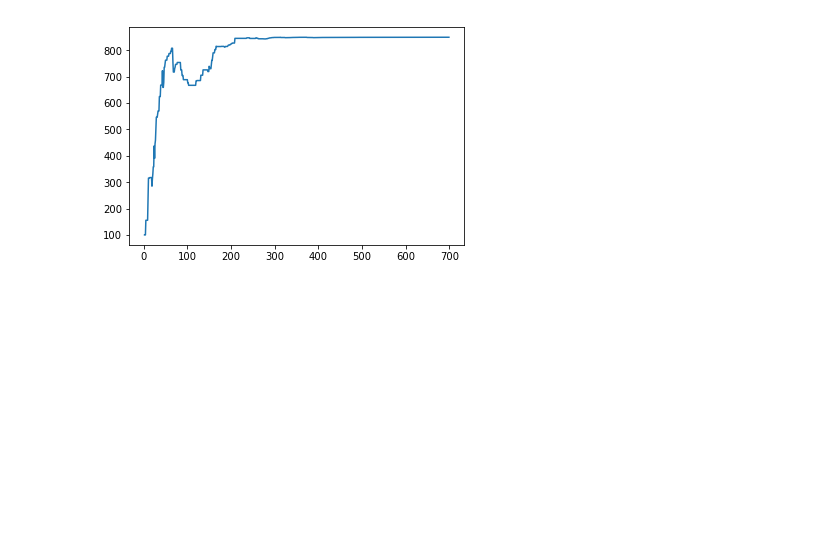
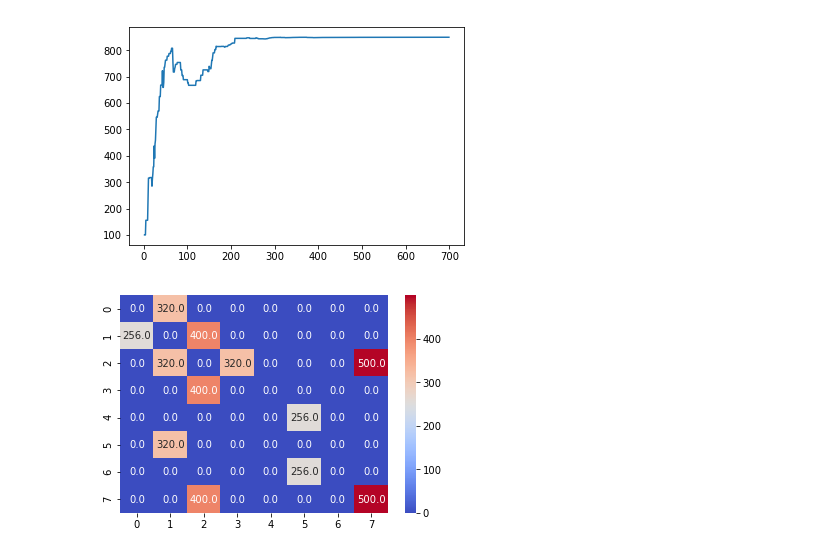
Before and after one commit to ciortanmadalina/reinforcement-learning-ai-course, a Jupyter notebook: beehive-tutorial.ipynb, the cells around one changed output. Saved outputs shown, nothing was run; the diff lists cells and outputs as text; code cells hidden in the pictures; blank space fills up the shorter version.

```diff
--- a/tutorial.ipynb
+++ b/beehive-tutorial.ipynb
@@ -417,3 +427,7 @@ Score: 849.594109131
 max_value 319.990164256
 Score: 849.594109131
 [figure]
+# %%
+sns.heatmap(Q,  cmap='coolwarm', annot=True, fmt=".1f");
+# %% [output]
+[figure, added]
```
Also changed, not shown: parts of 2 cells of this notebook, 2 other files.
